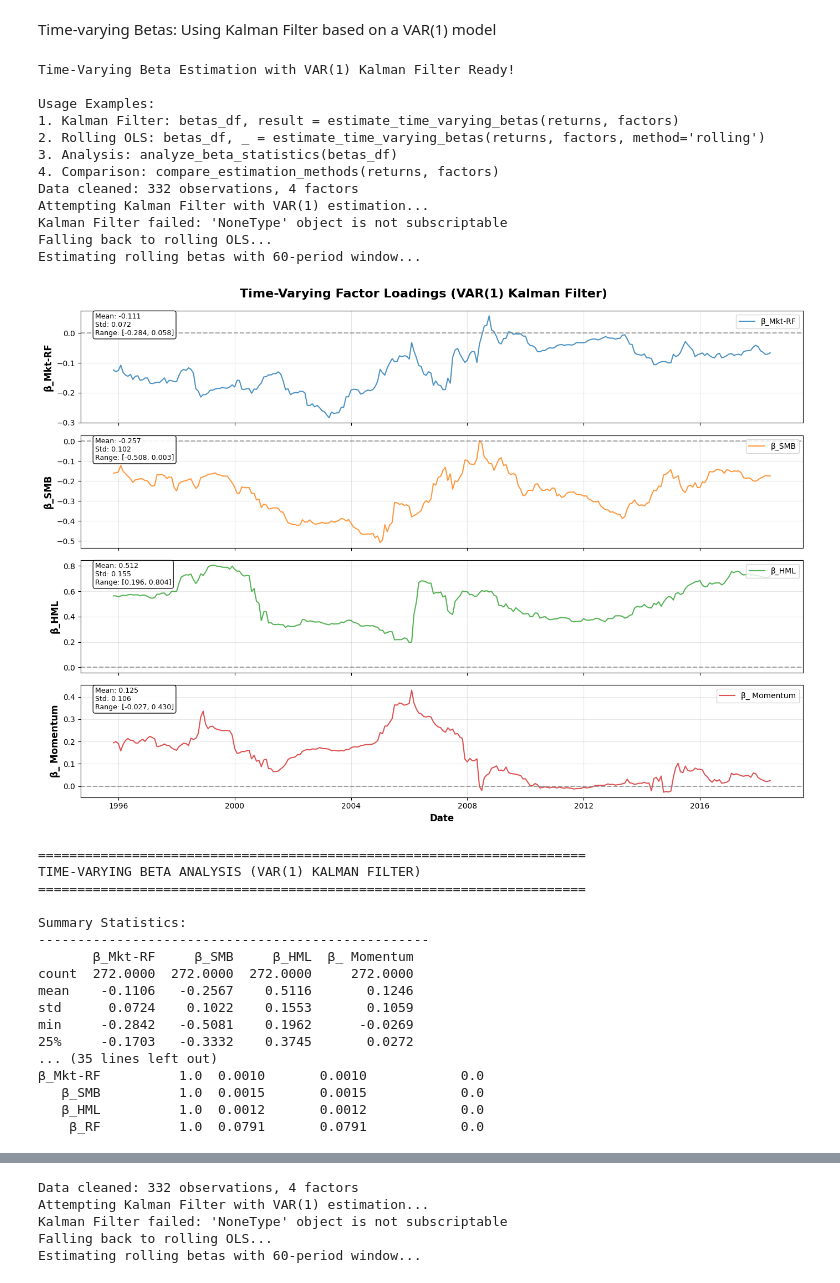
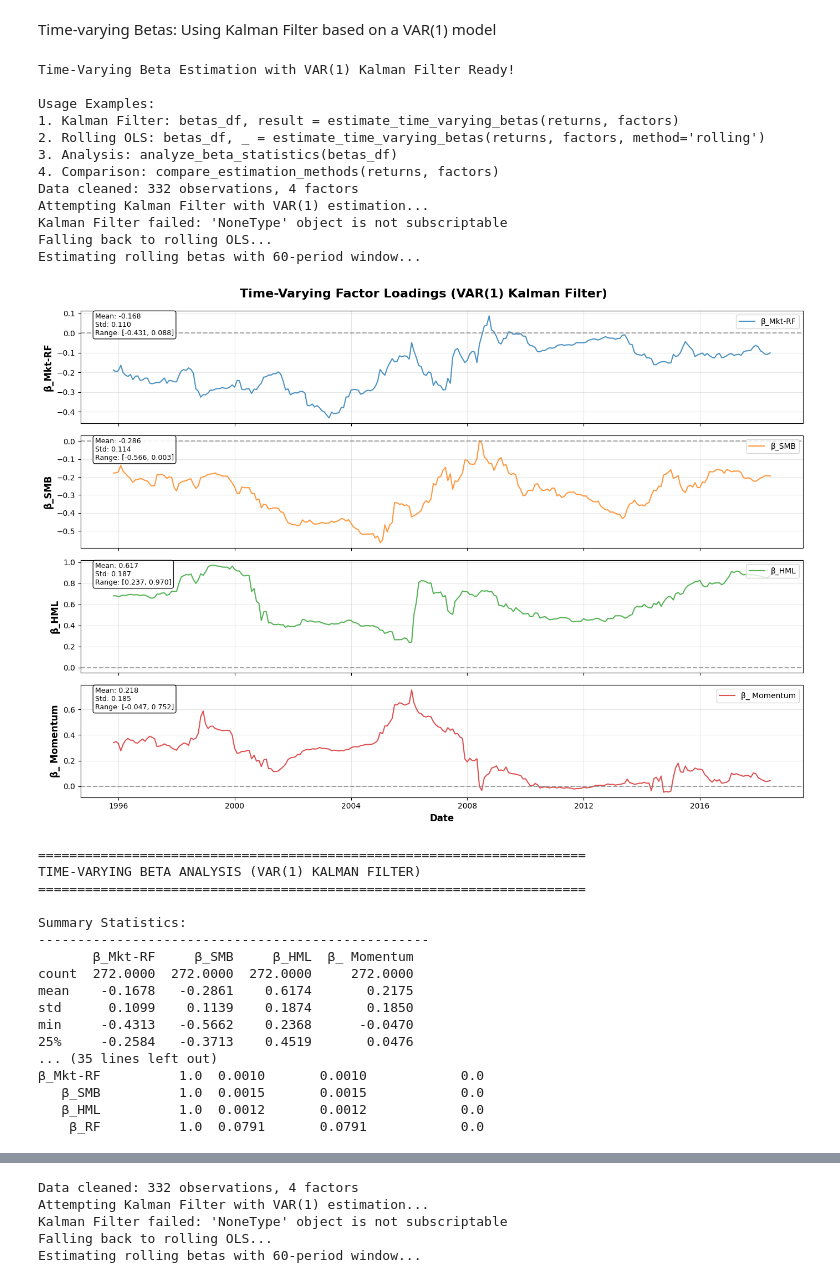
Before and after one commit to justusschenk/valueinvesting, a Jupyter notebook: Fama-French-Carhart.ipynb, the cells around one changed output, grey strips where cells are left out. Saved outputs shown, nothing was run; the diff lists cells and outputs as text; code cells hidden in the pictures.

```diff
--- a/Fama-French-Carhart.ipynb
+++ b/Fama-French-Carhart.ipynb
@@ -337,6 +337,12 @@ factors_us = pd.read_csv("Data/North_America_3_Factors.csv", index_col="Date")
 momentum_us = pd.read_csv('Data/North_America_MOM_Factor.csv', index_col='Date')
 momentum_us.index = pd.to_datetime(momentum_us.index.astype(str), format='%Y%m')
 momentum_us.index = momentum_us.index.to_period('M')
+#factors_us.index = pd.to_datetime(factors_us.index)
+#factors_us.index = factors_us.index.to_period('M')
+"""factors_five_us = pd.read_csv('Data/North_America_5_Factors.csv')
+factors_five_us['Date'] = pd.to_datetime(factors_five_us['Date'])
+factors_five_us['Date'] = factors_five_us['Date'].dt.to_period('M')
+factors_five_us.set_index('Date', inplace=True)"""
 factors_us.index = pd.to_datetime(factors_us.index.astype(str), format='%Y%m')
 factors_us.index = factors_us.index.to_period('M')
 momentum.tail()
@@ -359,9 +365,9 @@ return_decomposition_df.index = return_decomposition_df.index.to_period('M')
 
 #decomposition = [change_in_aggragate_valuation, income_yield, migration]
 
-df_us = pd.merge(factors_us, momentum_us, on="Date")
-df_us = pd.merge(df_us, return_decomposition_df, on="Date")
-#df_us["LS-RF"] = df_us.hml_return- df_us.RF
+df_us = pd.concat([factors_us, momentum_us, hml_ret], axis=1, join='inner')
+#df_us = pd.merge(df_us, return_decomposition_df, on="Date")
+df_us["LS-RF"] = df_us.hml_return- df_us.RF
 #RF = factors['RF']
 pd.to_pickle(df_us, "df_us.pkl")
 
@@ -680,36 +714,29 @@ class TimeVaryingBetaVAR(MLEModel):
         # Parse parameters
         log_sigma2 = params[0]
         log_q_vars = params[1:1+self.k_factors]
-        A_vec = params[1+self.k_factors:]
+        #A_vec = params[1+self.k_factors:]
 
         # Transform parameters
         sigma2 = np.exp(log_sigma2)
         q_vars = np.exp(log_q_vars)
-        A = A_vec.reshape((self.k_factors, self.k_factors))
+        #A = A_vec.reshape((self.k_factors, self.k_factors))
 
         # Update matrices
         self.ssm['obs_cov', 0, 0] = sigma2
         self.ssm['state_cov'] = np.diag(q_vars)
-        self.ssm['transition'] = A
+        self.ssm['transition'] = np.eye(self.k_factors)
 
     @property
     def param_names(self):
         """Parameter names for output"""
         names = ['log_sigma2']
-        names.extend([f'log_q_{i+1}' for i in range(self.k_factors)])
-        for i in range(self.k_factors):
-            for j in range(self.k_factors):
-                names.append(f'A_{i+1}_{j+1}')
+        names += [f'log_q_{i+1}' for i in range(self.k_factors)]
         return names
 
     @property
     def start_params(self):
         """Starting values for parameters"""
-        # Start with reasonable values
-        start_vals = [-3.0]  # log_sigma2
-        start_vals.extend([-5.0] * self.k_factors)  # log_q_vars
-        start_vals.extend(np.eye(self.k_factors).flatten())  # A matrix (identity)
-        return np.array(start_vals)
+        return np.array([-3.0] + [-5.0] * self.k_factors)
 
 def clean_data(returns, factors):
     """
@@ -859,11 +886,12 @@ def estimate_time_varying_betas(returns, factors, factor_names=None, plot=True,
         try:
             # Fit Kalman filter
             model = TimeVaryingBetaVAR(endog=y_clean, exog=X_clean)
-            model_result = model.fit(disp=False, maxiter=1000, method='lbfgs')
+            model_result = model.fit(disp=False, maxiter=1000, fit_kwargs={'method': 'powell'})
 
             # Check convergence
             if model_result.mle_retvals['converged']:
                 # Extract smoothed states
+                print("Kalman converged")
                 betas_t = model_result.smoothed_state.T
                 betas_df = pd.DataFrame(betas_t, index=index_clean, columns=factor_names)
 
@@ -1052,35 +1080,37 @@ if __name__ == "__main__":
     print("4. Comparison: compare_estimation_methods(returns, factors)")
 
 
 # Your data
 df_us.index.to_timestamp()
 returns_k = df_us['LS-RF']
 factors_k = df_us[['Mkt-RF', 'SMB', 'HML', ' Momentum']]
+returns_k_norm = (returns_k - returns_k.mean())/returns_k.std()
+factors_k_norm = (factors_k - factors_k.mean())/factors_k.std()
 #returns.index = returns.index.to_timestamp()
 #factors.index = factors.index.to_timestamp()
 
 # Estimate with VAR(1) Kalman Filter
-betas_df, model_result = estimate_time_varying_betas(returns_k, factors_k)
+betas_df, model_result = estimate_time_varying_betas(returns_k_norm, factors_k_norm)
 
 # Analyze results
 analyze_beta_statistics(betas_df)
 
 # Compare methods
 comparison, kf_betas, rolling_betas = compare_estimation_methods(returns, factors)
 # %% [output]
 Time-Varying Beta Estimation with VAR(1) Kalman Filter Ready!
 
 Usage Examples:
 1. Kalman Filter: betas_df, result = estimate_time_varying_betas(returns, factors)
 2. Rolling OLS: betas_df, _ = estimate_time_varying_betas(returns, factors, method='rolling')
 3. Analysis: analyze_beta_statistics(betas_df)
 4. Comparison: compare_estimation_methods(returns, factors)
 Data cleaned: 332 observations, 4 factors
 Attempting Kalman Filter with VAR(1) estimation...
 Kalman Filter failed: 'NoneType' object is not subscriptable
 Falling back to rolling OLS...
 Estimating rolling betas with 60-period window...
-[figure, old version]
+[figure, new version]
 ======================================================================
 TIME-VARYING BETA ANALYSIS (VAR(1) KALMAN FILTER)
 ======================================================================
@@ -1089,10 +1119,10 @@ Summary Statistics:
 --------------------------------------------------
        β_Mkt-RF     β_SMB     β_HML  β_ Momentum
 count  272.0000  272.0000  272.0000     272.0000
-mean    -0.1106   -0.2567    0.5116       0.1246
-std      0.0724    0.1022    0.1553       0.1059
-min     -0.2842   -0.5081    0.1962      -0.0269
-25%     -0.1703   -0.3332    0.3745       0.0272
+mean    -0.1678   -0.2861    0.6174       0.2175
+std      0.1099    0.1139    0.1874       0.1850
+min     -0.4313   -0.5662    0.2368      -0.0470
+25%     -0.2584   -0.3713    0.4519       0.0476
 ... (35 lines left out)
 β_Mkt-RF          1.0  0.0010       0.0010            0.0
    β_SMB          1.0  0.0015       0.0015            0.0
```
Also changed, not shown: parts of 10 cells of this notebook, 13 other files.
